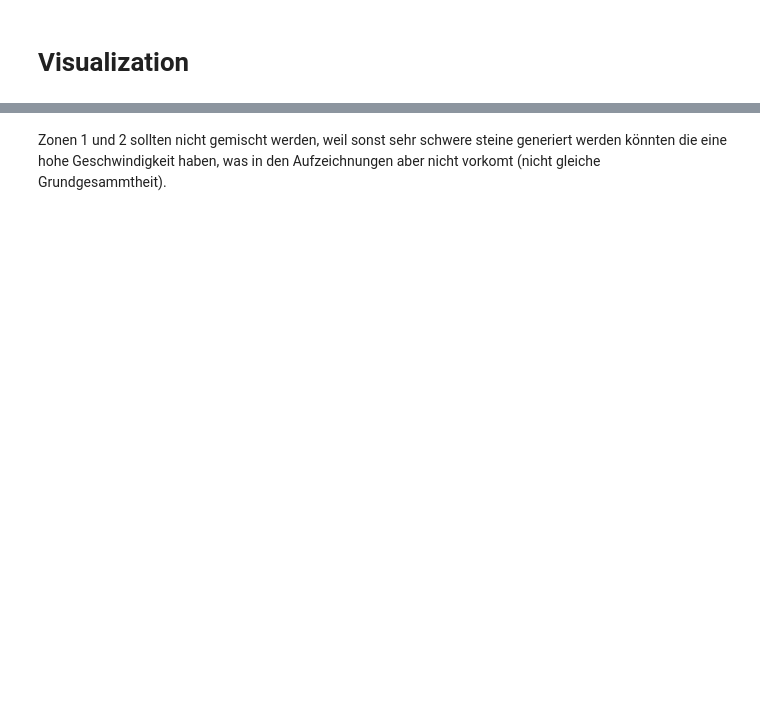
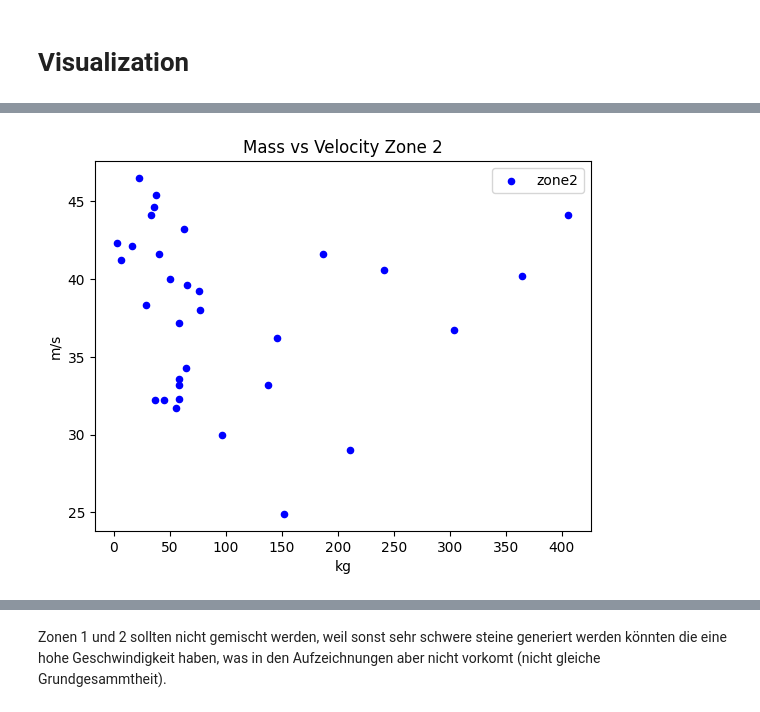
Before and after one commit to staldenhoefler/Steinschlag, a Jupyter notebook: steinschlag.ipynb, the cells around one changed output, grey strips where cells are left out. Drawn from its saved outputs; the diff is of its cells as text; code cells hidden in the pictures; blank space fills up the shorter version.

```diff
--- a/steinschlag.ipynb
+++ b/steinschlag.ipynb
@@ -56,5 +127,14 @@ plt.show()
 # %%
-zone2.plot(x='kg', y='m/s', kind='scatter', c='blue', label='zone2', title='Mass vs Velocity Zone 2')
+zone2.plot(
+    x="kg",
+    y="m/s",
+    kind="scatter",
+    c="blue",
+    label="zone2",
+    title="Mass vs Velocity Zone 2",
+)
 plt.show()
+# %% [output]
+[figure, added]
 # %%
 fig, ax = plt.subplots()
```
Also changed, not shown: parts of 48 cells of this notebook.
